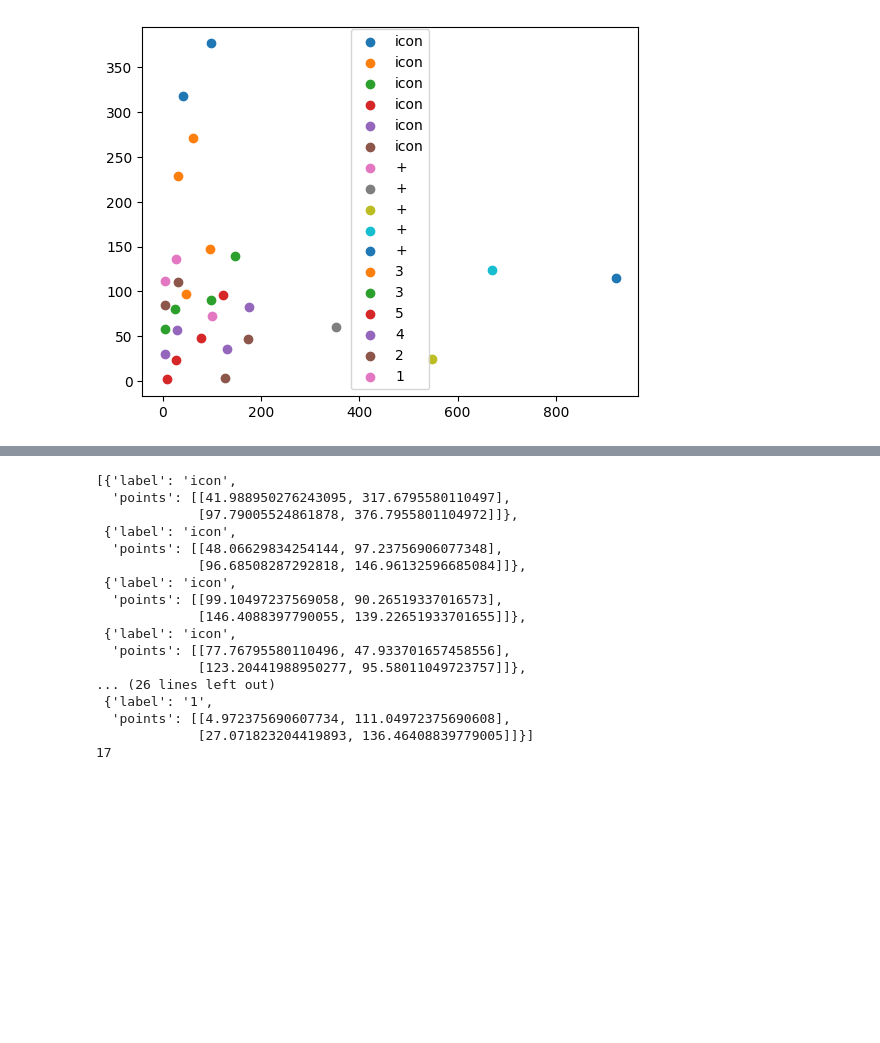
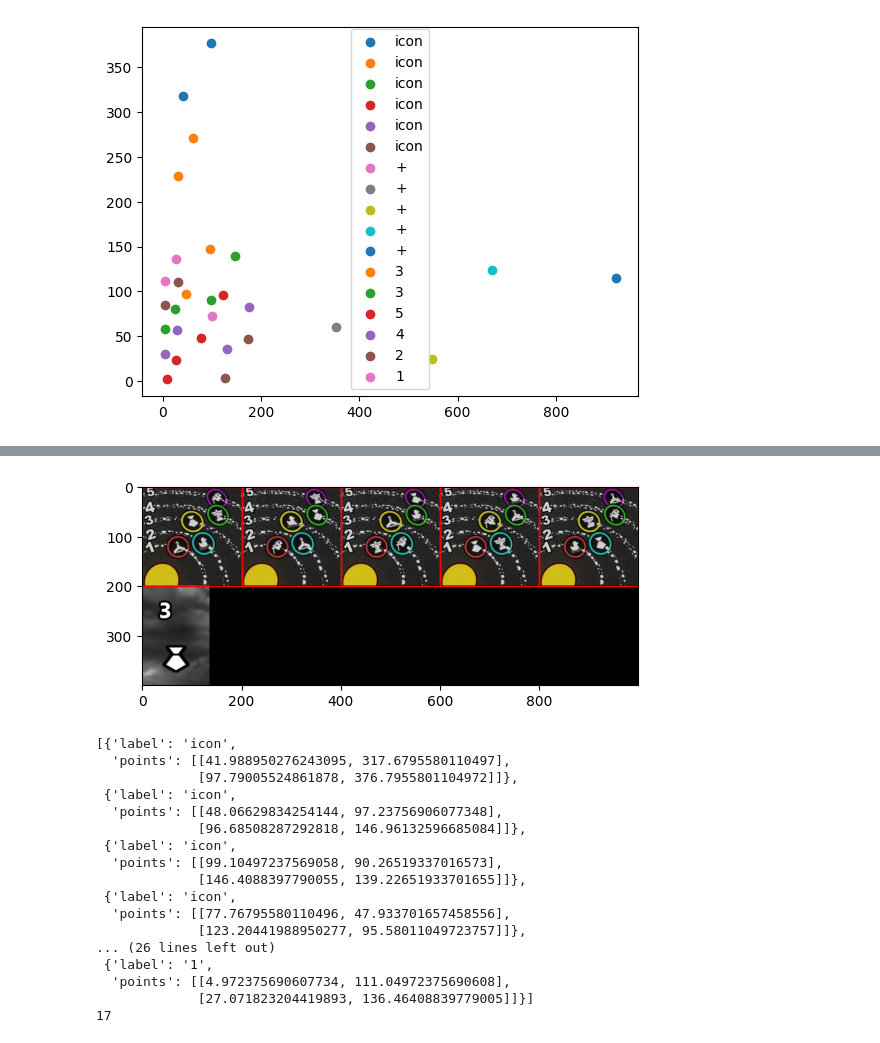
Before and after one commit to vergotten/Neural_CAPTCHA_Solver, a Jupyter notebook: visualize_orbits.ipynb, the cells around one changed output, grey strips where cells are left out. Drawn from its saved outputs; the diff is of its cells as text; code cells hidden in the pictures; blank space fills up the shorter version.

```diff
--- a/visualize_orbits.ipynb
+++ b/visualize_orbits.ipynb
@@ -247,3 +311,37 @@ cv2_imshow(image)
+# %%
+import matplotlib.pyplot as plt
+import matplotlib.patches as patches
+
+# Load the image
+image = plt.imread(img_path)
+
+# Create figure and axes
+fig, ax = plt.subplots(1)
+
+# Display the image
+ax.imshow(image)
+
+# Define the width and height of each block
+block_width = 200
+block_height = 200
+
+# Define the start and end coordinates for each block on the x-axis
+x_coordinates = [(0, 200), (200, 400), (400, 600), (600, 800), (800, 1000)]
+
+# Loop over the x_coordinates
+for x_start, x_end in x_coordinates:
+    # Create a Rectangle patch
+    rect = patches.Rectangle((x_start, 0),  # Bottom left point
+                             block_width,  # Width
+                             block_height,  # Height
+                             linewidth=1, edgecolor='r', facecolor='none')
+
+    # Add the patch to the Axes
+    ax.add_patch(rect)
+
+plt.show()
+# %% [output]
+[figure, added]
 # %%
 import pprint
 
```
Also changed, not shown: parts of 3 cells of this notebook.
